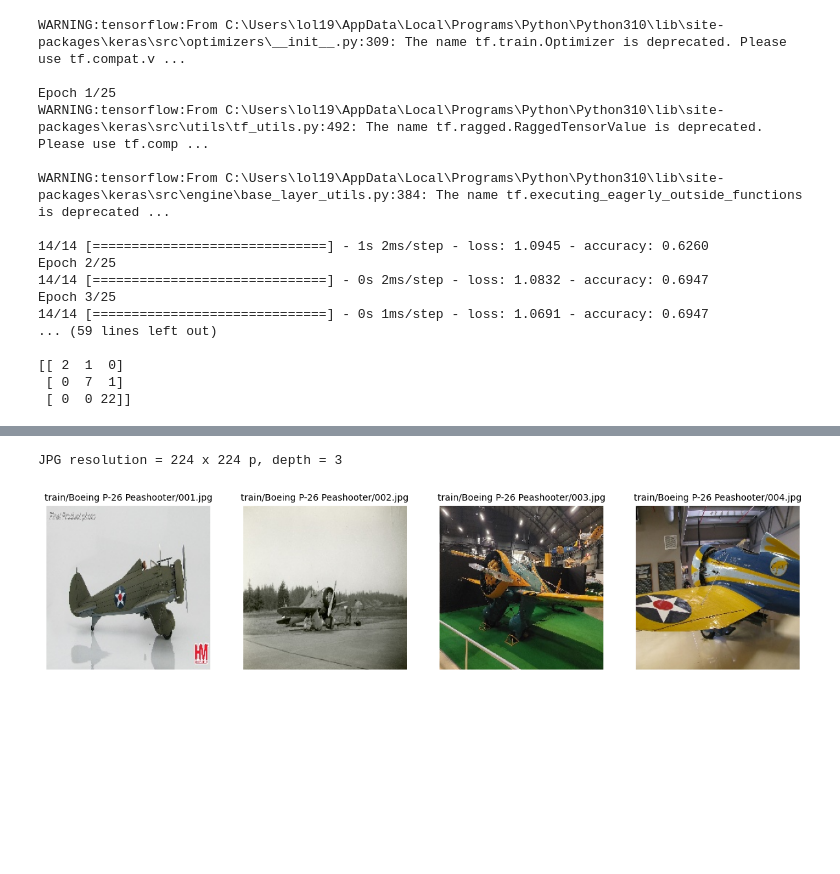
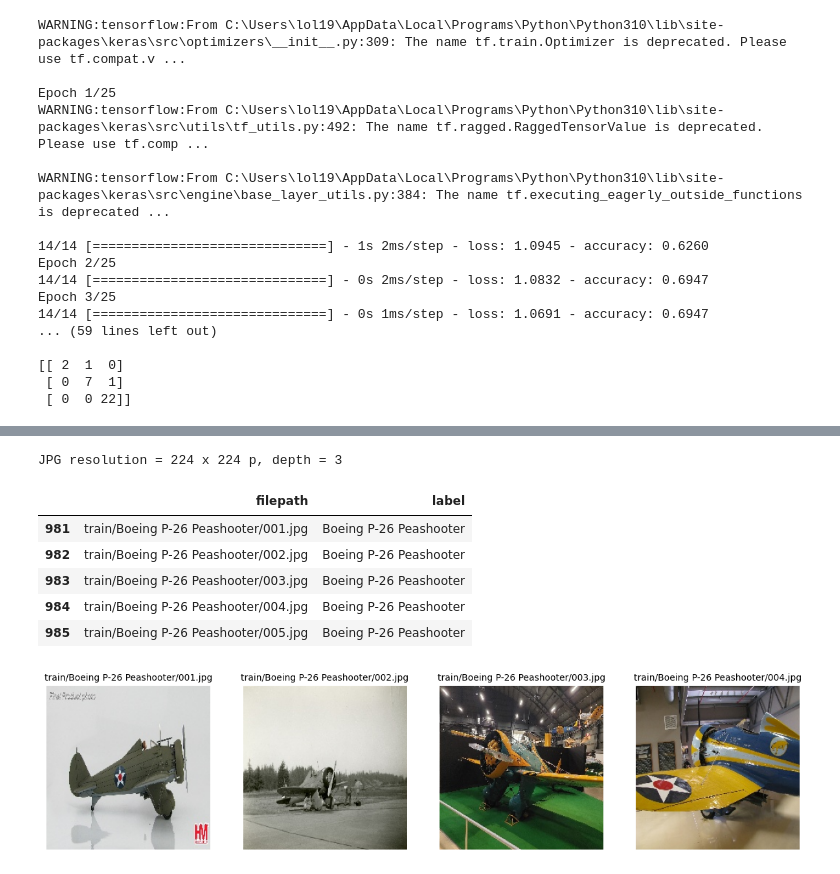
Before and after one commit to dedkuzmich/data-analysis-2023, a Jupyter notebook: lab3/lab3.ipynb, the cells around one changed output, grey strips where cells are left out. Saved outputs shown, nothing was run; the diff lists cells and outputs as text; code cells hidden in the pictures; blank space fills up the shorter version.

```diff
--- a/lab3/lab3.ipynb
+++ b/lab3/lab3.ipynb
@@ -228,24 +274,29 @@ plt.show()
 # %%
 # 2. CONVOLUTIONAL NEURAL NETWORK (CNN)
 # Load dataset:     https://www.kaggle.com/datasets/gpiosenka/iconic-wwii-aircraft-imagesclassification?select=airplanes.csv
 dir_dataset = "input/ww2_aircrafts"
 file_dataset = f"{dir_dataset}/airplanes.csv"
 data = pd.read_csv(file_dataset, encoding = "latin-1")
+data = data.drop(["class id", "data set"], axis = 1)
 feature_names = {
-    "class id": "id",
     "filepaths": "filepath",
-    "labels": "label",
-    "data set": "set"}
+    "labels": "label"}
 data = data.rename(columns = feature_names)
-data = data.drop(["id", "set"], axis = 1)
 
 # Reduce number of classes to 3
 labels = ["Boeing P-26 Peashooter", "Grumman F7F Tigercat", "Supermarine Spitfire"]
 data = data[data["label"].isin(labels)]
 input_shape = (224, 224, 3)
 print(f"JPG resolution = {input_shape[0]} x {input_shape[1]} p, depth = {input_shape[2]}")
+display(data.head())
 # %% [output]
 JPG resolution = 224 x 224 p, depth = 3
+|  | filepath | label |
+| 981 | train/Boeing P-26 Peashooter/001.jpg | Boeing P-26 Peashooter |
+| 982 | train/Boeing P-26 Peashooter/002.jpg | Boeing P-26 Peashooter |
+| 983 | train/Boeing P-26 Peashooter/003.jpg | Boeing P-26 Peashooter |
+| 984 | train/Boeing P-26 Peashooter/004.jpg | Boeing P-26 Peashooter |
+| 985 | train/Boeing P-26 Peashooter/005.jpg | Boeing P-26 Peashooter |
 # %%
 # Print few images of every class
 def display_images(images):
```
Also changed, not shown: parts of 17 cells of this notebook.
